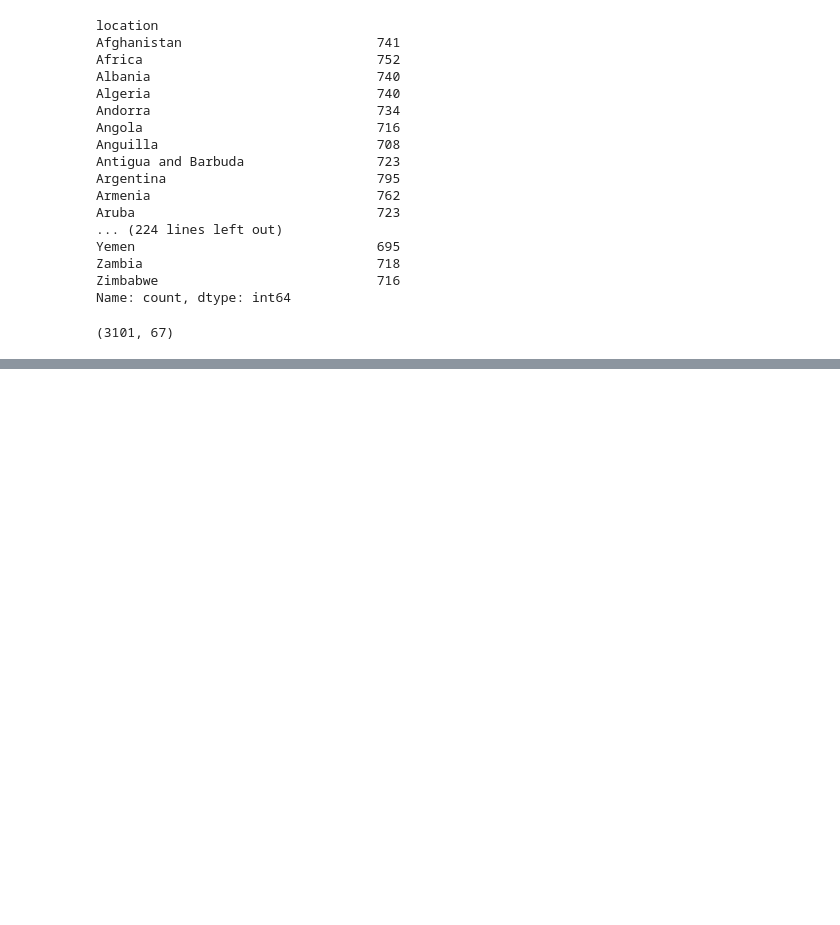
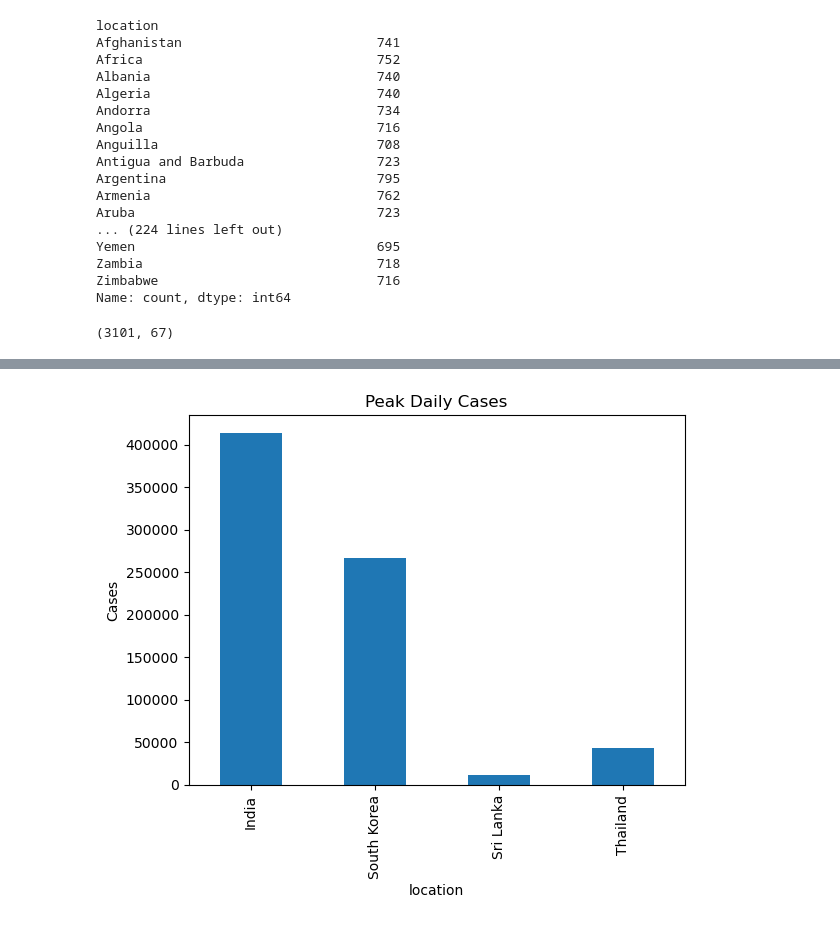
Before and after one commit to Vishnx24/syntecxhub, a Jupyter notebook: week_three/covid_19.ipynb, the cells around one changed output, grey strips where cells are left out. Drawn from its saved outputs; the diff is of its cells as text; code cells hidden in the pictures; blank space fills up the shorter version.

```diff
--- a/week_three/covid_19.ipynb
+++ b/week_three/covid_19.ipynb
@@ -74,0 +140,7 @@ See the caveats in the documentation: https://pandas.pydata.org/pandas-docs/stab
+# %%
+peak_cases.plot(kind='bar')
+plt.title('Peak Daily Cases')
+plt.ylabel('Cases')
+plt.show()
+# %% [output]
+[figure, added]
```
Also changed, not shown: parts of 13 cells of this notebook, 1 other file.
